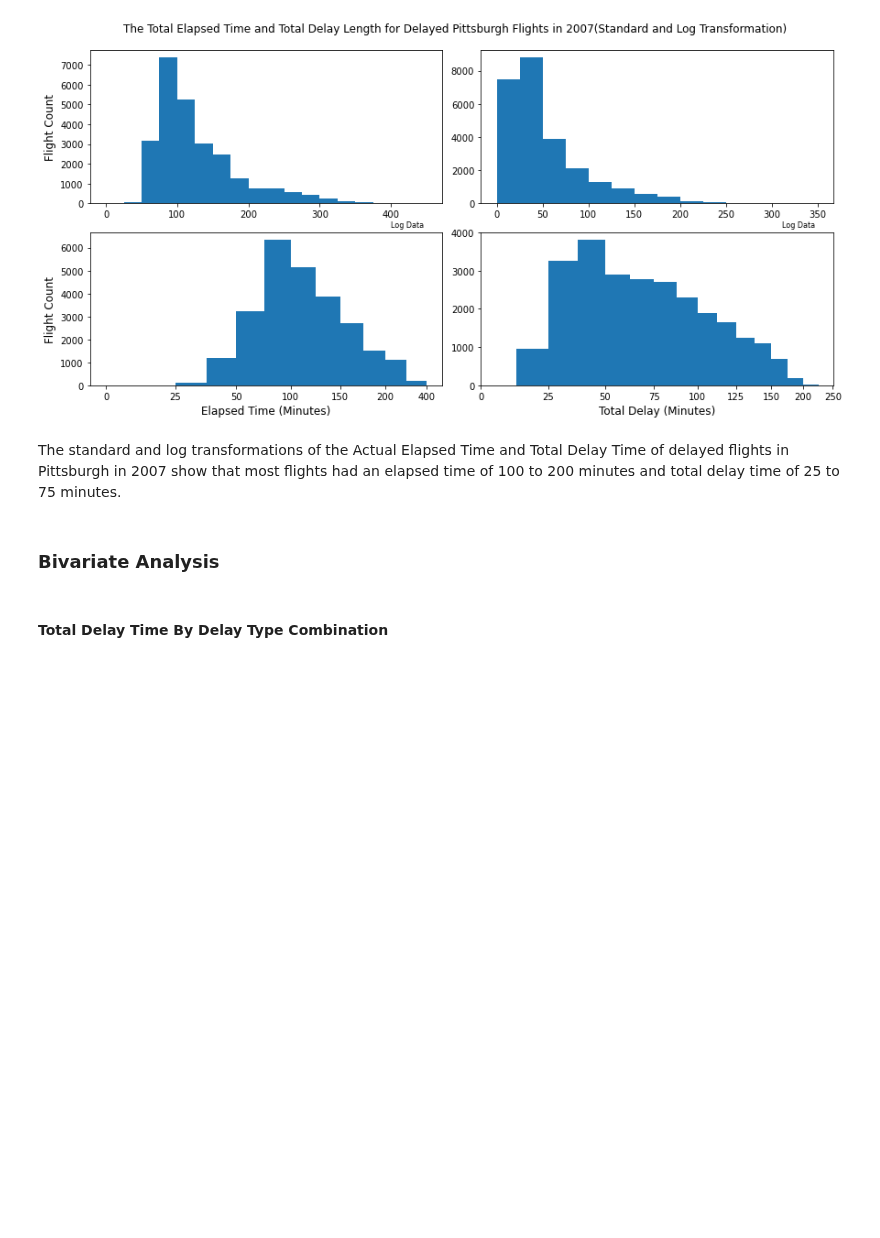
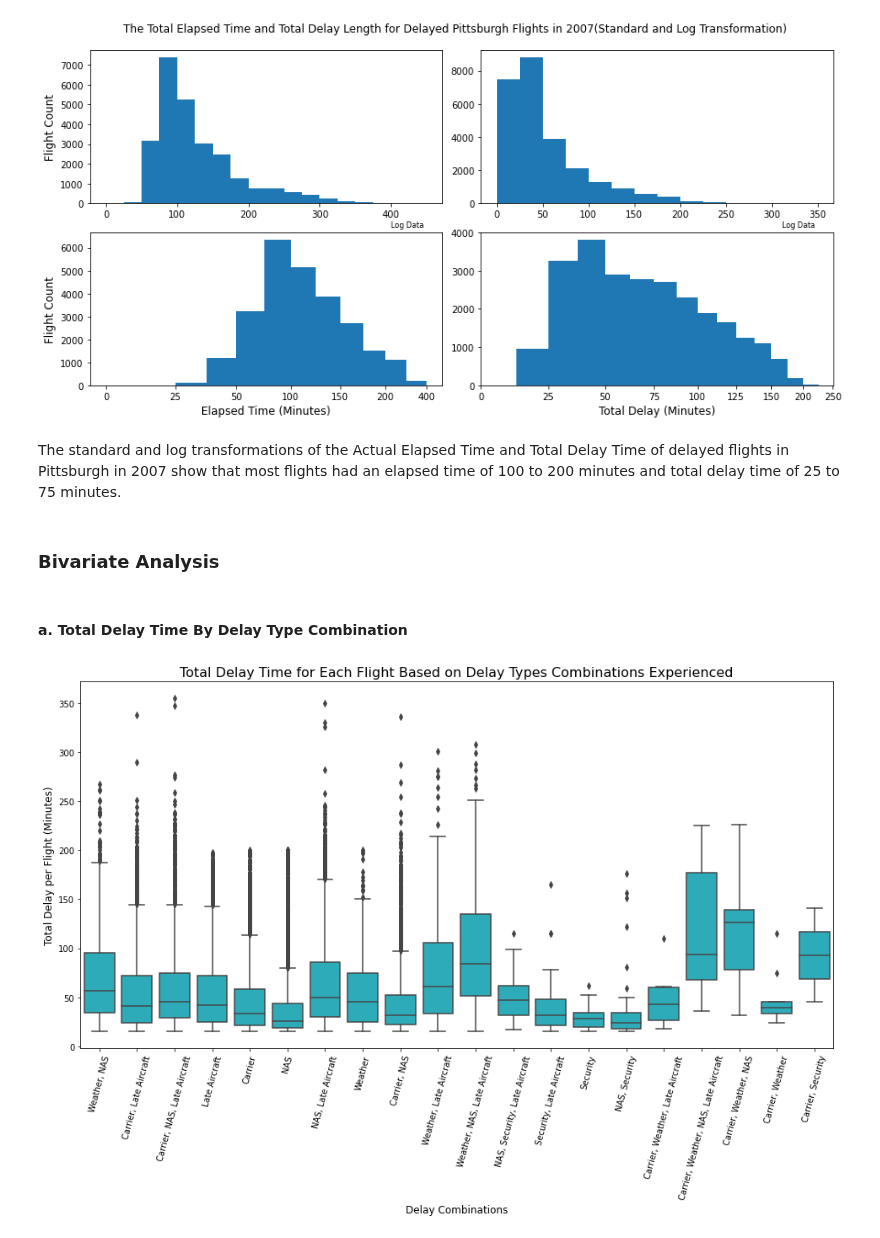
Before and after one commit to Miles-Murphy/vis_final_project, a Jupyter notebook: explanatory_analysis_pittsburgh_flight_data.ipynb, the cells around one changed output. Drawn from its saved outputs; the diff is of its cells as text; code cells hidden in the pictures; blank space fills up the shorter version.

Commit message:
Completed multivariate figures and summaries

```diff
--- a/explanatory_analysis_pittsburgh_flight_data.ipynb
+++ b/explanatory_analysis_pittsburgh_flight_data.ipynb
@@ -229,4 +234,17 @@ The standard and log transformations of the Actual Elapsed Time and Total Delay
 # %% [markdown]
 ### Bivariate Analysis <a name="bivariate_analysis"></a>
 # %% [markdown]
-#### Total Delay Time By Delay Type Combination <a name="delay_time_type"></a>
+#### a. Total Delay Time By Delay Type Combination <a name="delay_time_type"></a>
+# %%
+base_color = sns.color_palette()[9]
+
+fig= plt.figure(figsize=(16,8))
+
+sns.boxplot(data=pit_delays, x='DelayType', y='TotalDelay', color=base_color)
+plt.xticks(rotation=75)
+#plt.ylim(0, 360)
+plt.title('Total Delay Time for Each Flight Based on Delay Types Combinations Experienced', fontsize=16)
+plt.ylabel('Total Delay per Flight (Minutes)', fontsize=12)
+plt.xlabel('Delay Combinations', fontsize=12);
+# %% [output]
+[figure, added]
```
Also changed, not shown: parts of 24 cells of this notebook, 1 other file.
